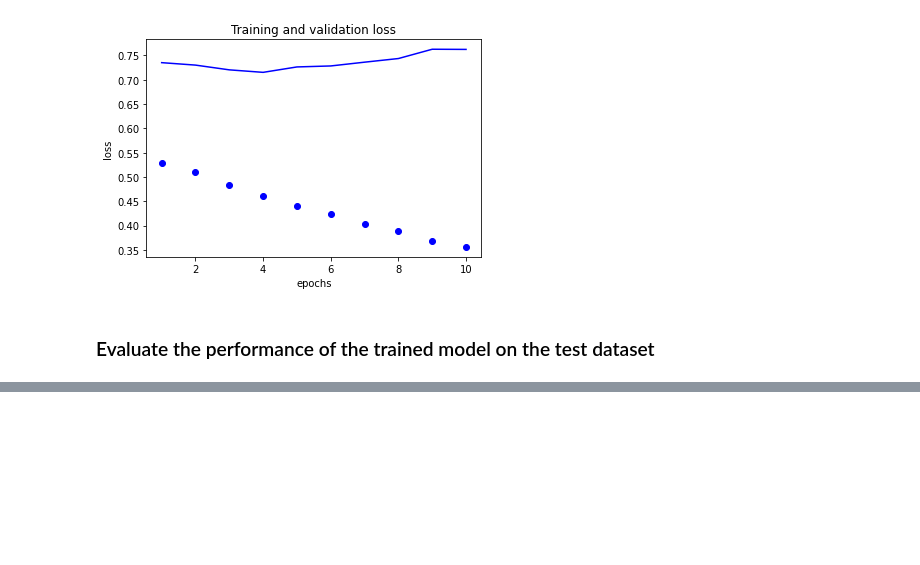
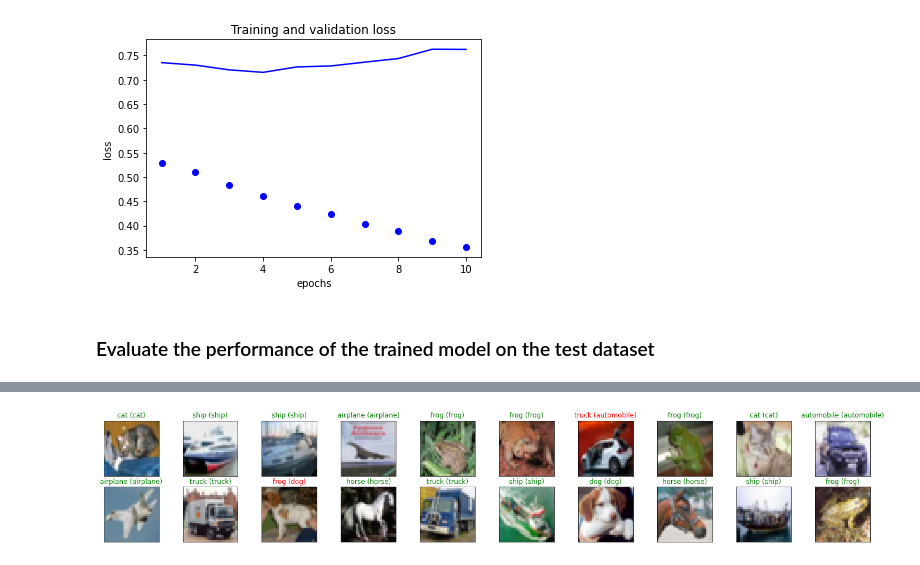
Before and after one commit to shazzad-hasan/deep-learning-projects, a Jupyter notebook: image_classification/cifar10.ipynb, the cells around one changed output, grey strips where cells are left out. Cells and saved outputs as stored; diff of their text form; code cells hidden in the pictures; blank space fills up the shorter version.

```diff
--- a/image_classification/cifar10.ipynb
+++ b/image_classification/cifar10.ipynb
@@ -256,0 +318,27 @@ model.load_state_dict(torch.load('model.pt'))
+# %%
+# visualize a sample test results
+
+# obtain one batch of test images
+dataiter = iter(test_loader)
+inputs, targets = dataiter.next()
+inputs.numpy()
+
+# move model inputs to cuda, if GPU available
+if train_on_gpu:
+    inputs = inputs.cuda()
+
+# get sample outputs
+outputs = model(inputs)
+# convert output probabilities to predicted class
+_, predictions = torch.max(outputs, 1)
+preds = np.squeeze(predictions.numpy()) if not train_on_gpu else np.squeeze(predictions.cpu().numpy())
+
+# plot the images along with predicted and true labels
+fig = plt.figure(figsize=(25, 4))
+for idx in np.arange(20):
+    ax = fig.add_subplot(2, 20/2, idx+1, xticks=[], yticks=[])
+    imshow(inputs[idx] if not train_on_gpu else inputs[idx].cpu())
+    ax.set_title("{} ({})".format(classes[preds[idx]], classes[targets[idx]]),
+                 color=("green" if preds[idx]==targets[idx].item() else "red"))
+# %% [output]
+[figure, added]
```
Also changed, not shown: parts of 2 cells of this notebook.
